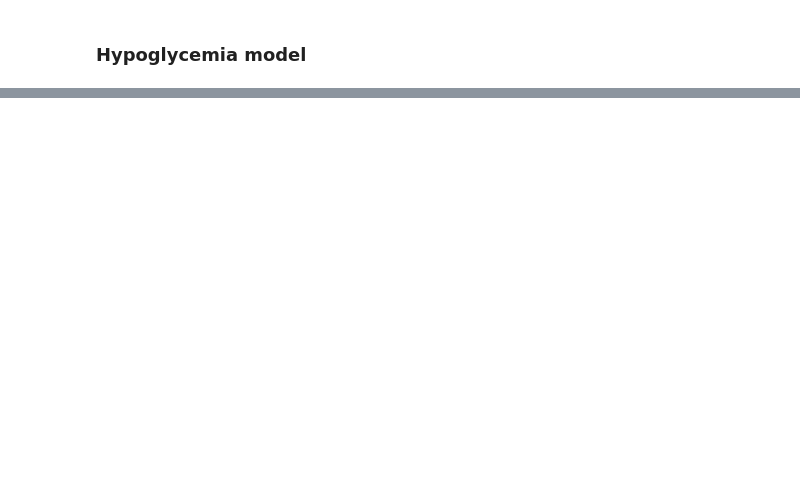
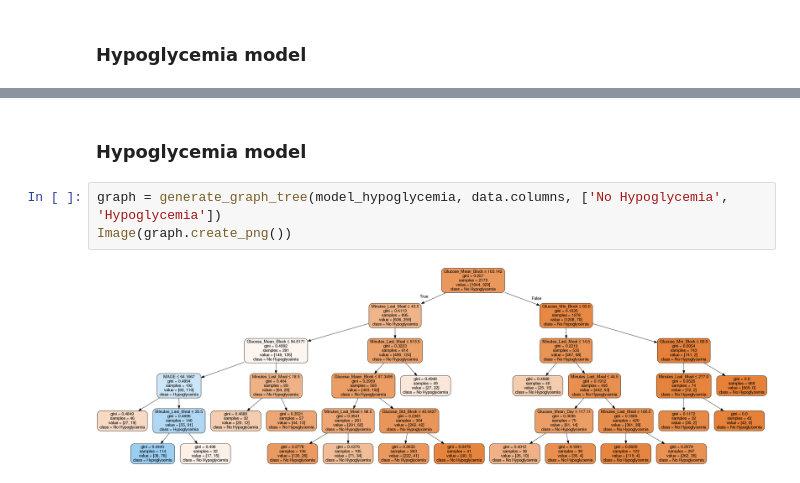
Before and after one commit to franloza/Glycemic-Patterns, a Jupyter notebook: notebooks/3.decision_trees.ipynb, the cells around one changed output, grey strips where cells are left out. Drawn from its saved outputs; the diff is of its cells as text; blank space fills up the shorter version.

```diff
--- a/notebooks/3.decision_trees.ipynb
+++ b/notebooks/3.decision_trees.ipynb
@@ -144,0 +170,7 @@ Image(graph.create_png())
+# %% [markdown]
+### Hypoglycemia model
+# %%
+graph = generate_graph_tree(model_hypoglycemia, data.columns, ['No Hypoglycemia', 'Hypoglycemia'])
+Image(graph.create_png())
+# %% [output]
+[figure, added]
```
Also changed, not shown: parts of 13 cells of this notebook, 2 other files.
